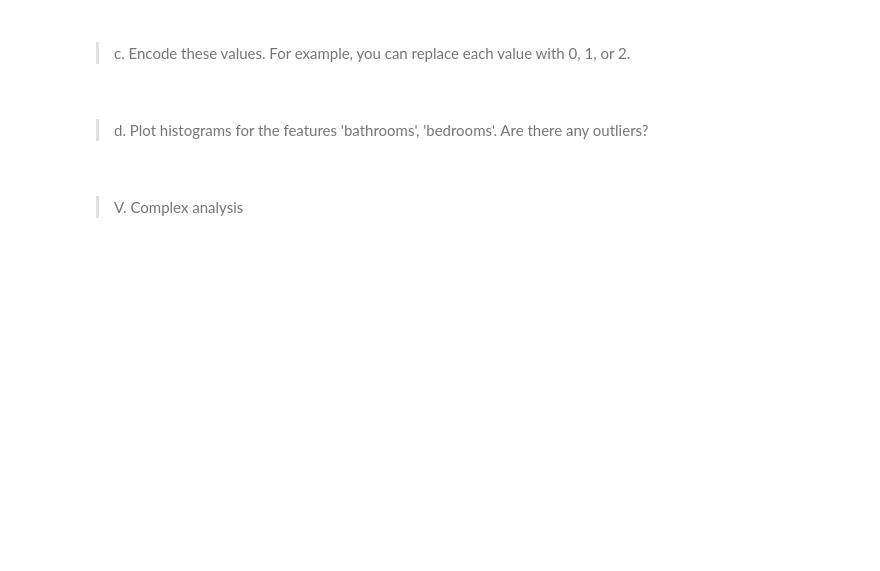
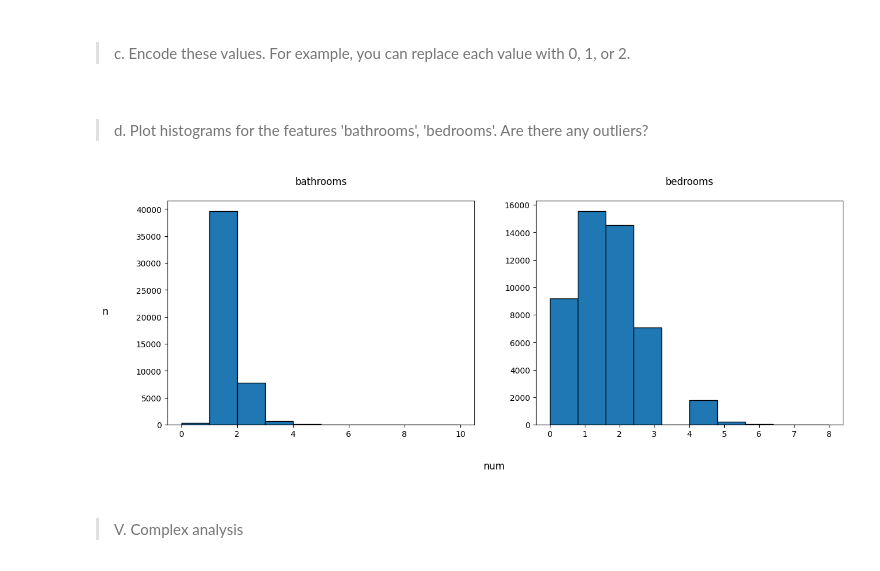
Before and after one commit to EgrSlv/MachineLearning, a Jupyter notebook: src/ML1_Introduction.ipynb, the cells around one changed output. Saved outputs shown, nothing was run; the diff lists cells and outputs as text; code cells hidden in the pictures; blank space fills up the shorter version.

```diff
--- a/src/ML1_Introduction.ipynb
+++ b/src/ML1_Introduction.ipynb
@@ -172,9 +227,30 @@ df.shape
 # %% [markdown]
 ####
 > c. Encode these values. For example, you can replace each value with 0, 1, or 2.
+# %%
+df['interest_level'] = np.select(
+    [(df['interest_level'] == 'low'), (df['interest_level'] == 'high')],
+    [0, 2],
+    default=1)
 # %% [markdown]
 ####
 > d. Plot histograms for the features 'bathrooms', 'bedrooms'. Are there any outliers?
+# %%
+fig, axs = plt.subplots(1, 2, figsize=(15, 5))
+fig.supxlabel('num', y=-0.05)
+fig.supylabel('n', x=0.05, rotation=0)
+
+axs[0].set_title('bathrooms', pad=20)
+axs[1].set_title('bedrooms', pad=20)
+
+df['bathrooms'].hist(ax=axs[0], edgecolor='black')
+df['bedrooms'].hist(ax=axs[1], edgecolor='black')
+
+axs[0].grid(False)
+axs[1].grid(False)
+plt.show()
+# %% [output]
+[figure, added]
 # %% [markdown]
 ###
 > V. Complex analysis
```
Also changed, not shown: parts of 14 cells of this notebook.
